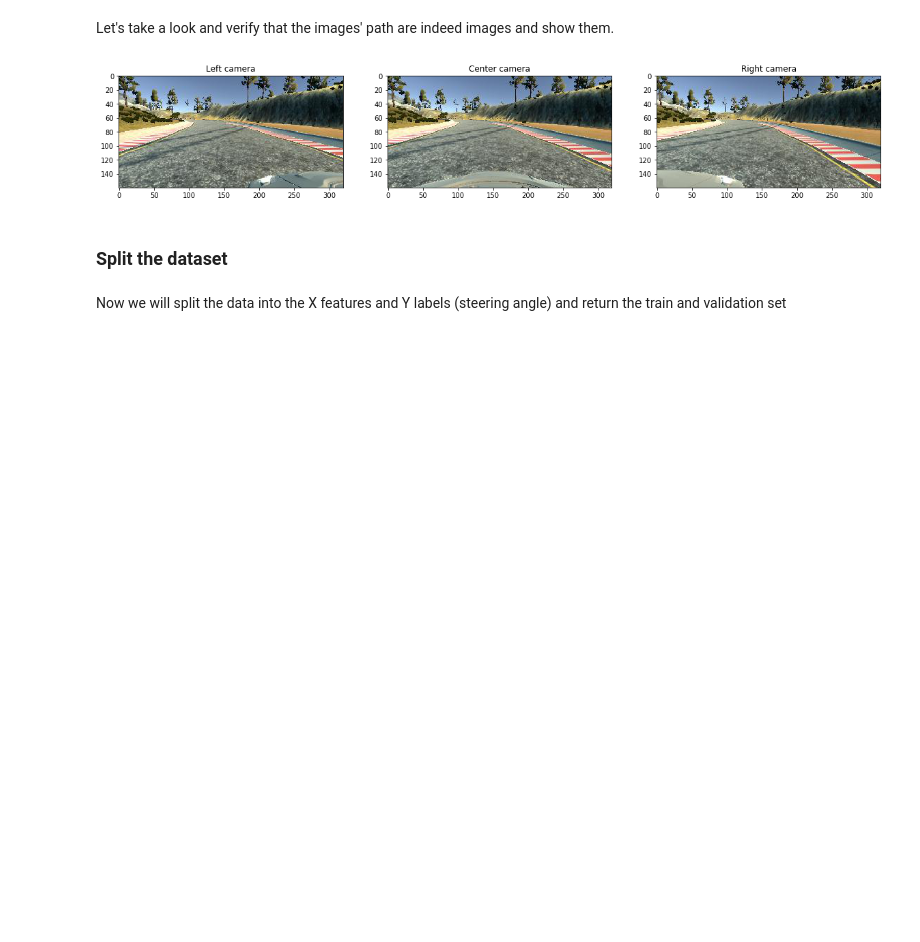
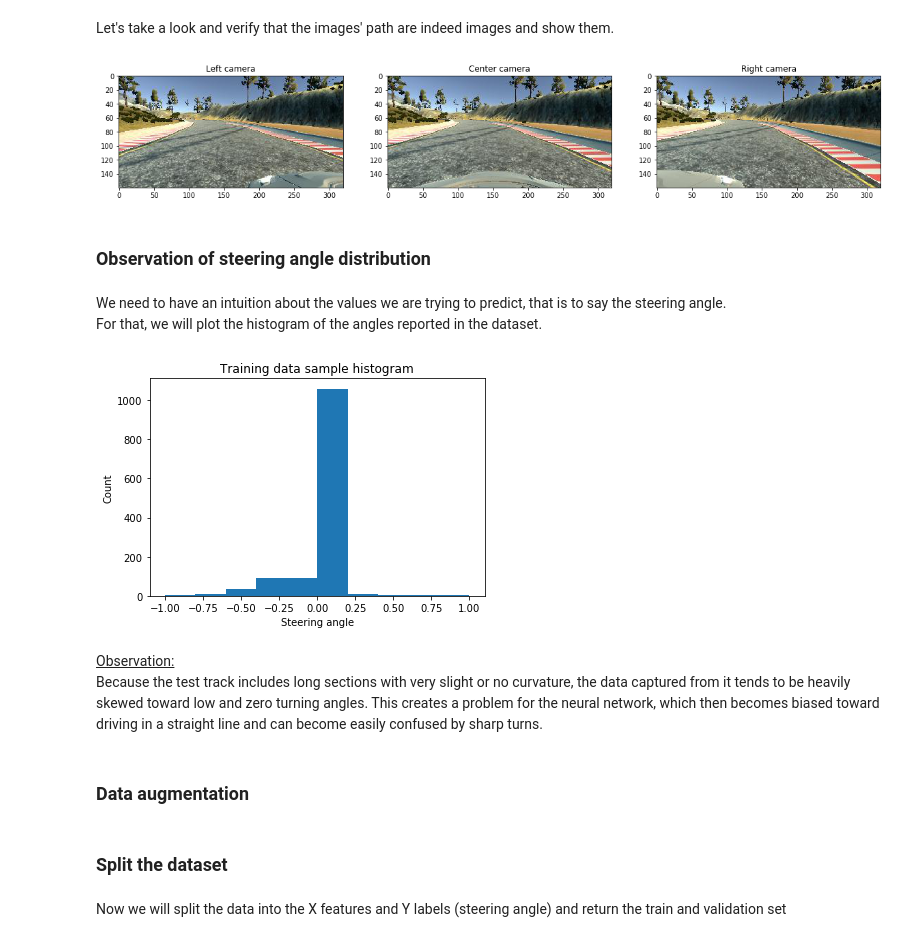
Before and after one commit to MelanVijayaratnam/self-driving, a Jupyter notebook: self-driving.ipynb, the cells around one changed output. Saved outputs shown, nothing was run; the diff lists cells and outputs as text; code cells hidden in the pictures; blank space fills up the shorter version.

Commit message:
Modify title of dataset and observe training data sample via histogram

```diff
--- a/self-driving.ipynb
+++ b/self-driving.ipynb
@@ -159,6 +168,24 @@ plt.imshow(img_right)
 plt.show()
 # %% [output]
 [figure]
+# %% [markdown]
+<h3>Observation of steering angle distribution</h3>
+# %% [markdown]
+We need to have an intuition about the values we are trying to predict, that is to say the steering angle.<br>
+For that, we will plot the histogram of the angles reported in the dataset.
+# %%
+plt.hist(data['steering_angle'])
+plt.title("Training data sample histogram")
+plt.xlabel("Steering angle")
+plt.ylabel("Count")
+plt.show()
+# %% [output]
+[figure, added]
+# %% [markdown]
+<u>Observation:</u> <br>
+Because the test track includes long sections with very slight or no curvature, the data captured from it tends to be heavily skewed toward low and zero turning angles. This creates a problem for the neural network, which then becomes biased toward driving in a straight line and can become easily confused by sharp turns.
+# %% [markdown]
+<h3>Data augmentation</h3>
 # %% [markdown]
 <h3>Split the dataset</h3>
 # %% [markdown]
```
Also changed, not shown: parts of 7 cells of this notebook.
